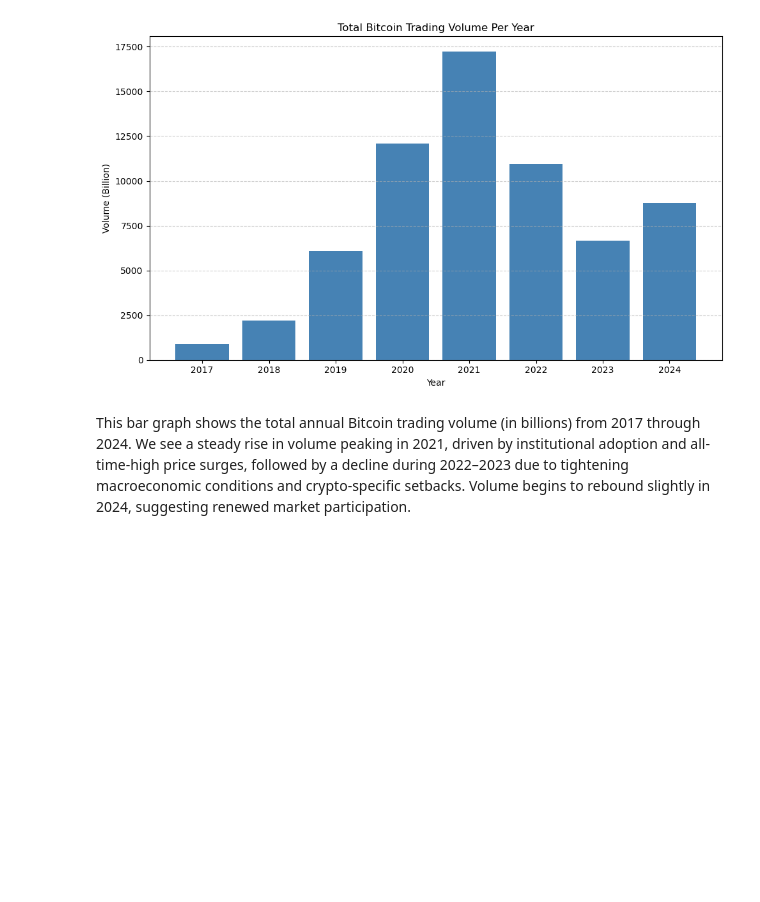
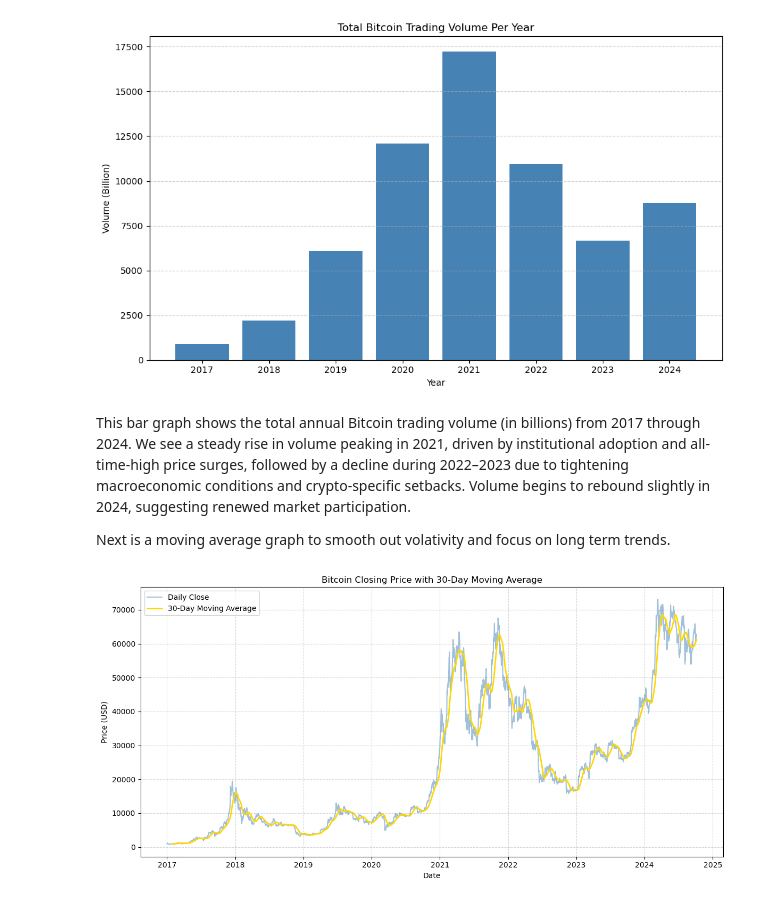
Before and after one commit to ebavarsad/ebavarsad, a Jupyter notebook: kaggle/Bitcoin_stock_ARIMA.ipynb, the cells around one changed output. Drawn from its saved outputs; the diff is of its cells as text; code cells hidden in the pictures; blank space fills up the shorter version.

Commit message:
bitcoin notebook edits

```diff
--- a/kaggle/Bitcoin_stock_ARIMA.ipynb
+++ b/kaggle/Bitcoin_stock_ARIMA.ipynb
@@ -168,3 +168,26 @@ bargraph(data)
 [figure]
 # %% [markdown]
 This bar graph shows the total annual Bitcoin trading volume (in billions) from 2017 through 2024.  We see a steady rise in volume peaking in 2021, driven by institutional adoption and all-time-high price surges, followed by a decline during 2022–2023 due to tightening macroeconomic conditions and crypto-specific setbacks.  Volume begins to rebound slightly in 2024, suggesting renewed market participation.
+
+Next is a moving average graph to smooth out volativity and focus on long term trends.
+# %%
+def moving_average_plot(df, window=30):
+
+    # set up moving average
+    ma_col = f'MA_{window}'
+    df[ma_col] = df['Close'].rolling(window).mean()
+
+    plt.figure(figsize = (12,6))
+    plt.plot(df['Close'], alpha = 0.5, label = 'Daily Close', color = 'steelblue')
+    plt.plot(df[ma_col], label = f'{window}-Day Moving Average', linewidth = 2, color = 'gold')
+    plt.title(f'Bitcoin Closing Price with {window}-Day Moving Average')
+    plt.xlabel('Date')
+    plt.ylabel('Price (USD)')
+    plt.legend()
+    plt.grid(True, linestyle='--', alpha=0.5)
+    plt.tight_layout()
+    plt.show()
+
+moving_average_plot(data)
+# %% [output]
+[figure, added]
```
Also changed, not shown: parts of 16 cells of this notebook.
